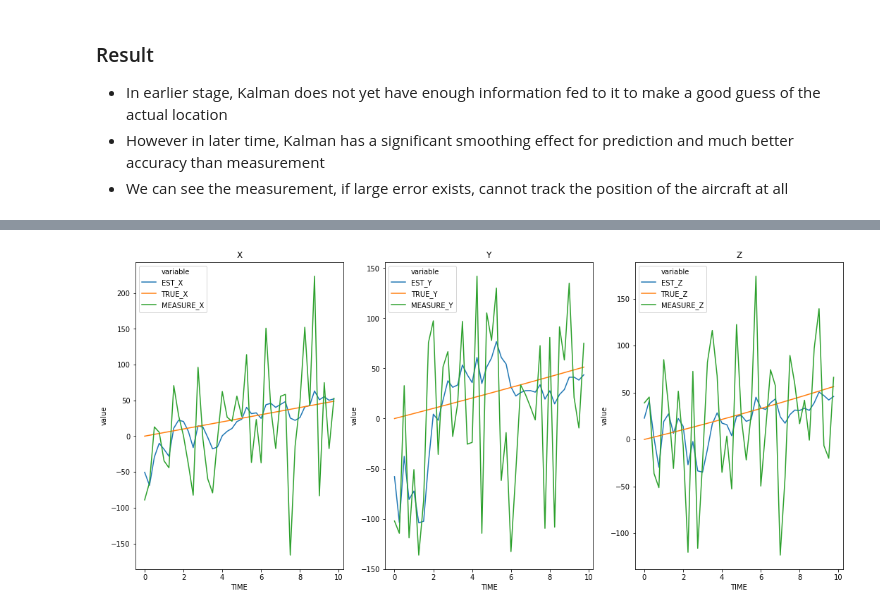
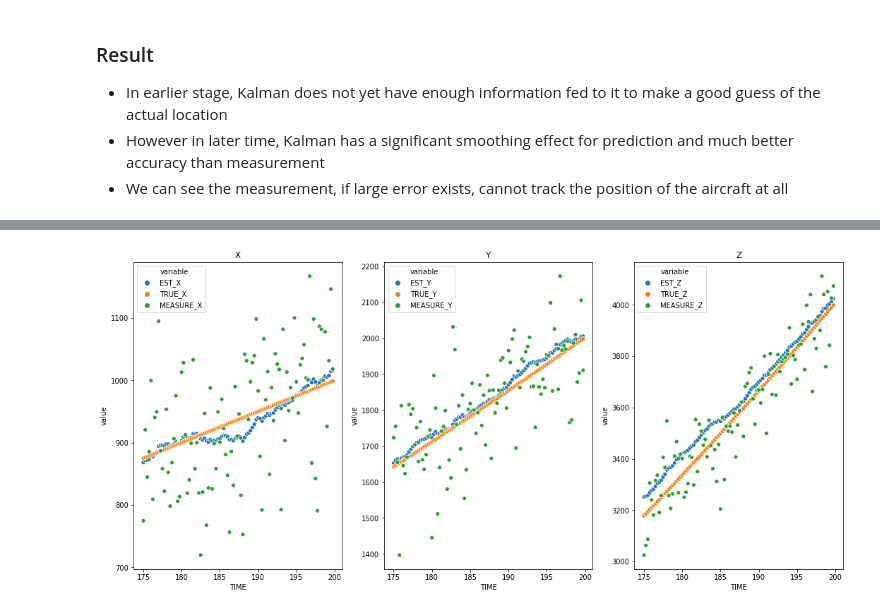
Before and after one commit to johnsoong216/trackingfilters, a Jupyter notebook: demos/LinKalmanFilter.ipynb, the cells around one changed output, grey strips where cells are left out. Cells and saved outputs as stored; diff of their text form; code cells hidden in the pictures.

Commit message:
update kalman filter notebook

```diff
--- a/demos/LinKalmanFilter.ipynb
+++ b/demos/LinKalmanFilter.ipynb
@@ -315,10 +328,10 @@ init_state_cov_mat = np.eye(6) * 50
 
 control_vec = np.array([0,0.05, 0.15]).reshape(-1,1) # No Acceleration along X-axis
 
-measure_var = 75 # Extremely High Measurement Error
+measure_var = 100 # Extremely High Measurement Error
 measure_noise_mat = np.eye(3) * measure_var
 # %%
-num_measurements = 300
+num_measurements = 1000
 # %%
 true_velocity = \
     np.transpose(
@@ -332,7 +345,7 @@ true_velocity = \
 # %%
 true_position =  np.zeros(shape=(num_measurements,3))
 for i in range(1,len(true_position)):
-    true_position[i] = true_position[i-1] + true_velocity[i] * delta_t + 0.5 * np.array([0,0.1,0.22]) * delta_t**2
+    true_position[i] = true_position[i-1] + true_velocity[i] * delta_t + 0.5 * control_vec.reshape(1,-1) * delta_t**2
 # %%
 measurements = true_position + measure_var * np.random.randn(num_measurements * 3).reshape(num_measurements,3)
 # %%
@@ -373,7 +386,7 @@ cur_state_z = []
 
 for measure in measurements:
     measure_vec = measure.reshape(-1,1)  # Convert to Column Format
-    cur_state_vec, cur_state_cov_mat = tracker.update(measure_vec)
+    cur_state_vec, cur_state_cov_mat, state_kalman = tracker.step_update(measure_vec)
     cur_state_x += [cur_state_vec[0][0]]
     cur_state_y += [cur_state_vec[1][0]]
     cur_state_z += [cur_state_vec[2][0]]
@@ -444,13 +455,13 @@ plt.show()
 # %%
 ### The earlier results better shows the effect of Kalman Estimation
 fig, ax= plt.subplots(1, 3, figsize=(18, 8));
 for i, coordinate in enumerate(['X', 'Y', 'Z']):
-    s = sns.lineplot(data=pd.melt(
-        res_df[:40], id_vars=['TIME'], value_vars=[f'EST_{coordinate}', f'TRUE_{coordinate}', f'MEASURE_{coordinate}']), x='TIME', y='value', hue='variable', ax=ax[i]);
+    s = sns.scatterplot(data=pd.melt(
+        res_df[700:800], id_vars=['TIME'], value_vars=[f'EST_{coordinate}', f'TRUE_{coordinate}', f'MEASURE_{coordinate}']), x='TIME', y='value', hue='variable', ax=ax[i]);
     s.set_title(coordinate);
 plt.show()
 # %% [output]
-[figure, old version]
+[figure, new version]
 # %%
 ### Kalman prediction yields much more accurate result given high measurement error
 ### However given high measurement error, it is impossible for Kalman Filter to continue to improve its estimation
```
Also changed, not shown: parts of 28 cells of this notebook, 2 other files.
